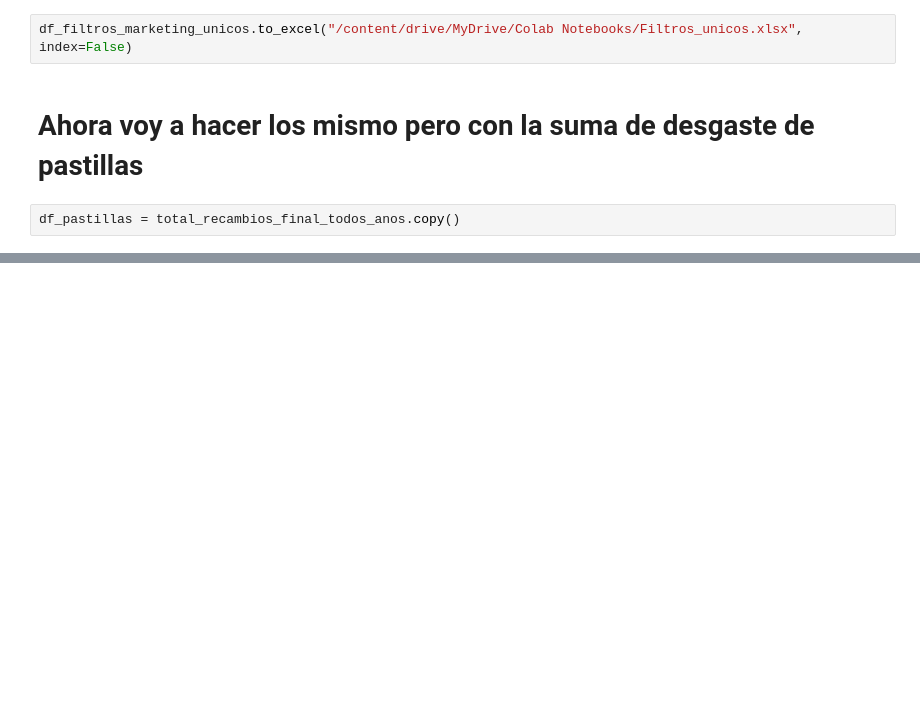
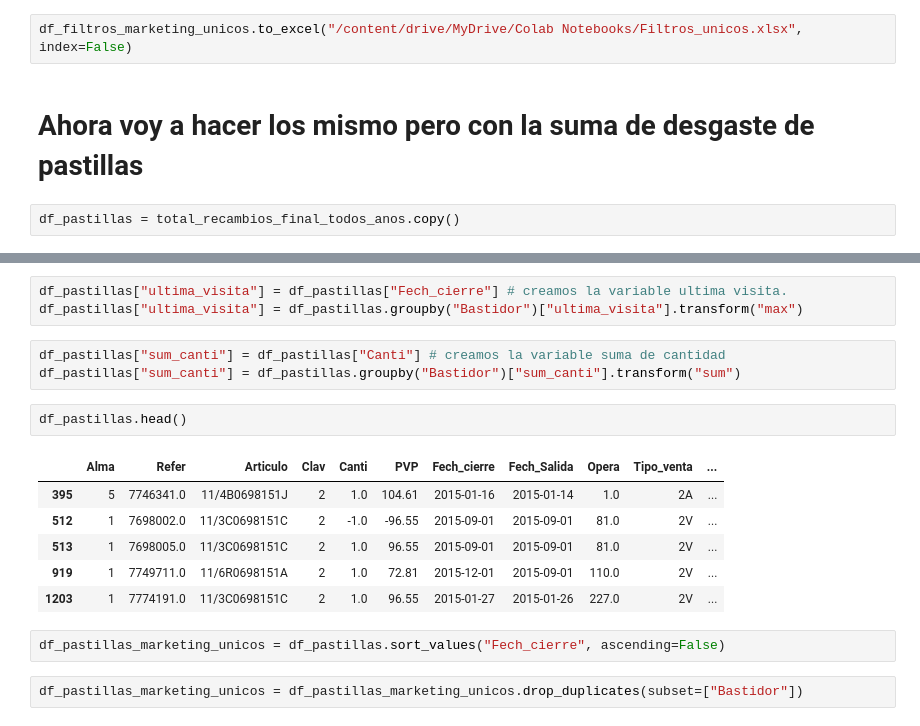
Before and after one commit to pacomm5/PLANTILLAS2, a Jupyter notebook: RECAMBIOS_NUEVO_LISTADO.ipynb, the cells around one changed output, grey strips where cells are left out. Saved outputs shown, nothing was run; the diff lists cells and outputs as text; blank space fills up the shorter version.

```diff
--- a/RECAMBIOS_NUEVO_LISTADO.ipynb
+++ b/RECAMBIOS_NUEVO_LISTADO.ipynb
@@ -2660,0 +2672,19 @@ df_pastillas = total_recambios_final_todos_anos.copy()
+# %%
+df_pastillas["ultima_visita"] = df_pastillas["Fech_cierre"] # creamos la variable ultima visita.
+df_pastillas["ultima_visita"] = df_pastillas.groupby("Bastidor")["ultima_visita"].transform("max")
+# %%
+df_pastillas["sum_canti"] = df_pastillas["Canti"] # creamos la variable suma de cantidad
+df_pastillas["sum_canti"] = df_pastillas.groupby("Bastidor")["sum_canti"].transform("sum")
+# %%
+df_pastillas.head()
+# %% [output]
+|  | Alma | Refer | Articulo | Clav | Canti | PVP | Fech_cierre | Fech_Salida | Opera | Tipo_venta | ... |
+| 395 | 5 | 7746341.0 | 11/4B0698151J | 2 | 1.0 | 104.61 | 2015-01-16 | 2015-01-14 | 1.0 | 2A | ... |
+| 512 | 1 | 7698002.0 | 11/3C0698151C | 2 | -1.0 | -96.55 | 2015-09-01 | 2015-09-01 | 81.0 | 2V | ... |
+| 513 | 1 | 7698005.0 | 11/3C0698151C | 2 | 1.0 | 96.55 | 2015-09-01 | 2015-09-01 | 81.0 | 2V | ... |
+| 919 | 1 | 7749711.0 | 11/6R0698151A | 2 | 1.0 | 72.81 | 2015-12-01 | 2015-09-01 | 110.0 | 2V | ... |
+| 1203 | 1 | 7774191.0 | 11/3C0698151C | 2 | 1.0 | 96.55 | 2015-01-27 | 2015-01-26 | 227.0 | 2V | ... |
+# %%
+df_pastillas_marketing_unicos = df_pastillas.sort_values("Fech_cierre", ascending=False)
+# %%
+df_pastillas_marketing_unicos = df_pastillas_marketing_unicos.drop_duplicates(subset=["Bastidor"])
```
Also changed, not shown: parts of 9 cells of this notebook.
